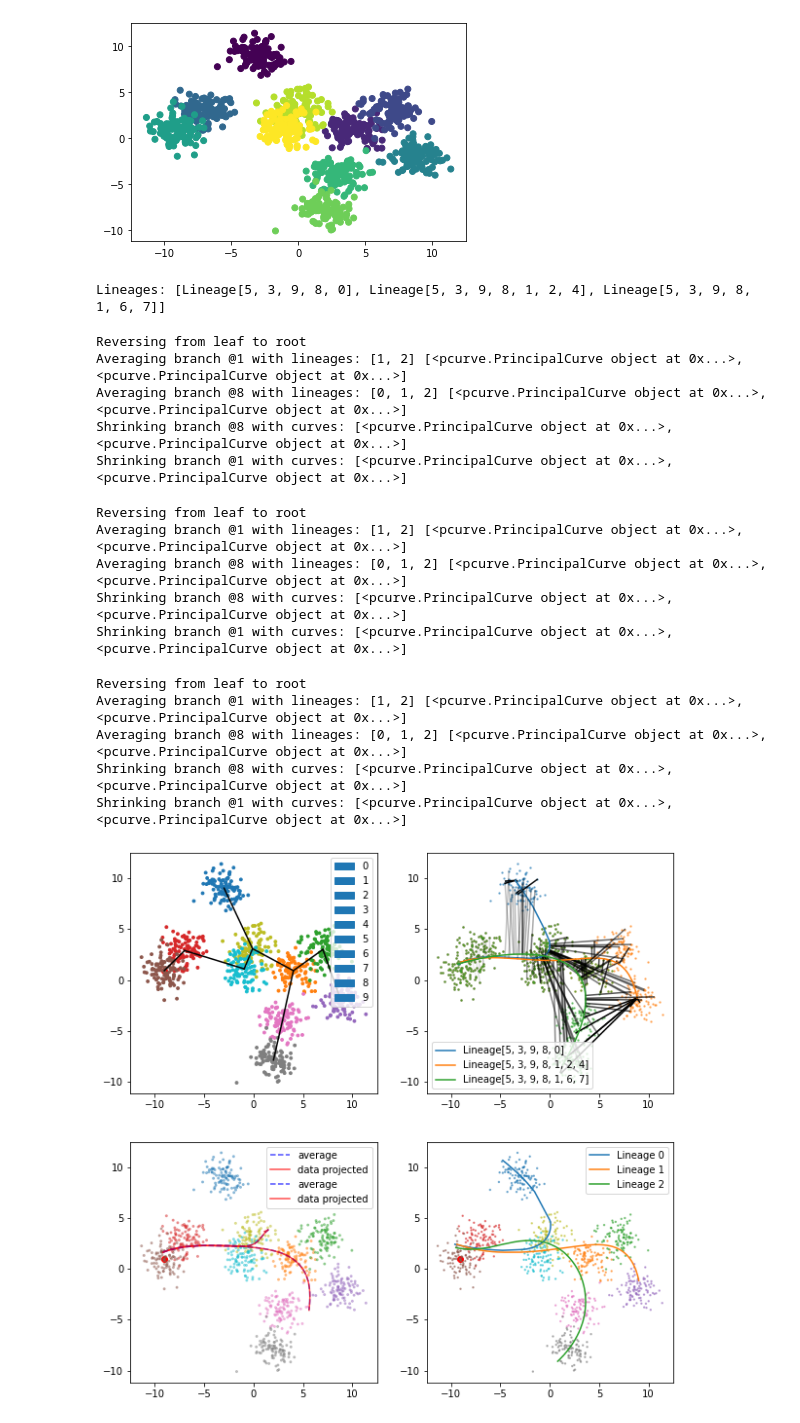
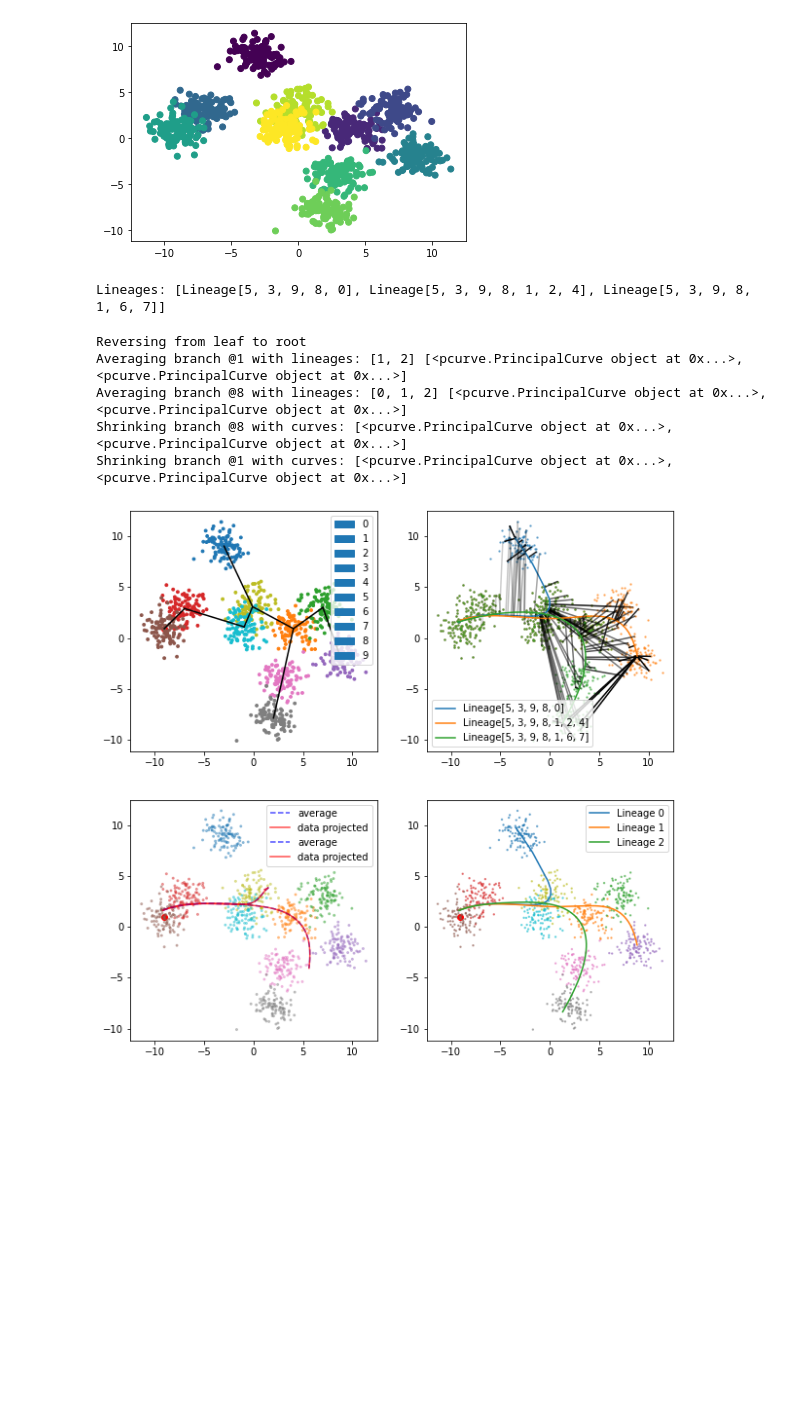
Before and after one commit to mossjacob/pyslingshot, a Jupyter notebook: slingshot.ipynb, the cells around one changed output. Cells and saved outputs as stored; diff of their text form; code cells hidden in the pictures; blank space fills up the shorter version.

```diff
--- a/slingshot.ipynb
+++ b/slingshot.ipynb
@@ -54,29 +54,19 @@ print(data.shape)
 # %%
 fig, axes = plt.subplots(nrows=2, ncols=2, figsize=(10, 10))
 custom_xlim = (-12, 12)
 custom_ylim = (-12, 12)
 # plt.setp(axes, xlim=custom_xlim, ylim=custom_ylim)
 
 from slingshot import Slingshot
 
 slingshot = Slingshot(data, cluster_labels_onehot, start_node=start_node, debug_level='verbose')
 
-slingshot.fit(num_epochs=3, debug_axes=axes)
+slingshot.fit(num_epochs=1, debug_axes=axes)
 # %% [output]
 Lineages: [Lineage[5, 3, 9, 8, 0], Lineage[5, 3, 9, 8, 1, 2, 4], Lineage[5, 3, 9, 8, 1, 6, 7]]
 Reversing from leaf to root
 Averaging branch @1 with lineages: [1, 2] [<pcurve.PrincipalCurve object at 0x...>, <pcurve.PrincipalCurve object at 0x...>]
 Averaging branch @8 with lineages: [0, 1, 2] [<pcurve.PrincipalCurve object at 0x...>, <pcurve.PrincipalCurve object at 0x...>]
 Shrinking branch @8 with curves: [<pcurve.PrincipalCurve object at 0x...>, <pcurve.PrincipalCurve object at 0x...>]
 Shrinking branch @1 with curves: [<pcurve.PrincipalCurve object at 0x...>, <pcurve.PrincipalCurve object at 0x...>]
-Reversing from leaf to root
-Averaging branch @1 with lineages: [1, 2] [<pcurve.PrincipalCurve object at 0x...>, <pcurve.PrincipalCurve object at 0x...>]
-Averaging branch @8 with lineages: [0, 1, 2] [<pcurve.PrincipalCurve object at 0x...>, <pcurve.PrincipalCurve object at 0x...>]
-Shrinking branch @8 with curves: [<pcurve.PrincipalCurve object at 0x...>, <pcurve.PrincipalCurve object at 0x...>]
-Shrinking branch @1 with curves: [<pcurve.PrincipalCurve object at 0x...>, <pcurve.PrincipalCurve object at 0x...>]
-Reversing from leaf to root
-Averaging branch @1 with lineages: [1, 2] [<pcurve.PrincipalCurve object at 0x...>, <pcurve.PrincipalCurve object at 0x...>]
-Averaging branch @8 with lineages: [0, 1, 2] [<pcurve.PrincipalCurve object at 0x...>, <pcurve.PrincipalCurve object at 0x...>]
-Shrinking branch @8 with curves: [<pcurve.PrincipalCurve object at 0x...>, <pcurve.PrincipalCurve object at 0x...>]
-Shrinking branch @1 with curves: [<pcurve.PrincipalCurve object at 0x...>, <pcurve.PrincipalCurve object at 0x...>]
-[figure, old version]
+[figure, new version]
```
Also changed, not shown: parts of 3 cells of this notebook.
